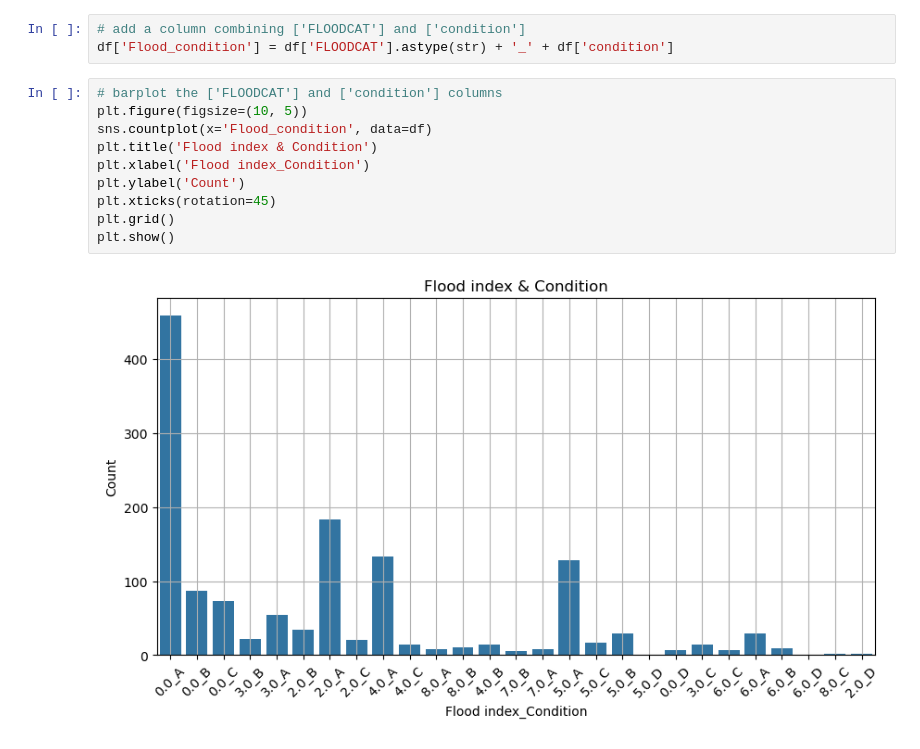
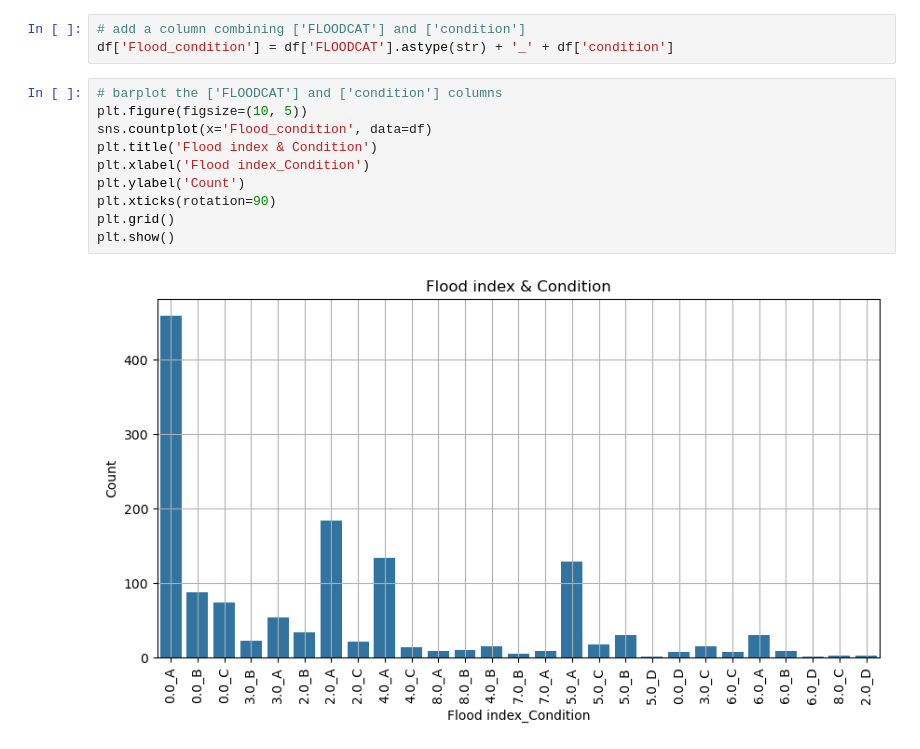
Before and after one commit to daniela1998/Advanced-Simulation-Assignments, a Jupyter notebook: Assignment 4/EPA1352-G16-A4-data scraping/notebook/Vulnerability analyses.ipynb, the cells around one changed output. Saved outputs shown, nothing was run; the diff lists cells and outputs as text.

```diff
--- a/Assignment 4/EPA1352-G16-A4-data scraping/notebook/Vulnerability analyses.ipynb
+++ b/Assignment 4/EPA1352-G16-A4-data scraping/notebook/Vulnerability analyses.ipynb
@@ -281,12 +305,12 @@ df['Flood_condition'] = df['FLOODCAT'].astype(str) + '_' + df['condition']
 # %%
 # barplot the ['FLOODCAT'] and ['condition'] columns
 plt.figure(figsize=(10, 5))
 sns.countplot(x='Flood_condition', data=df)
 plt.title('Flood index & Condition')
 plt.xlabel('Flood index_Condition')
 plt.ylabel('Count')
-plt.xticks(rotation=45)
+plt.xticks(rotation=90)
 plt.grid()
 plt.show()
 # %% [output]
-[figure, old version]
+[figure, new version]
```
Also changed, not shown: parts of 3 cells of this notebook.
